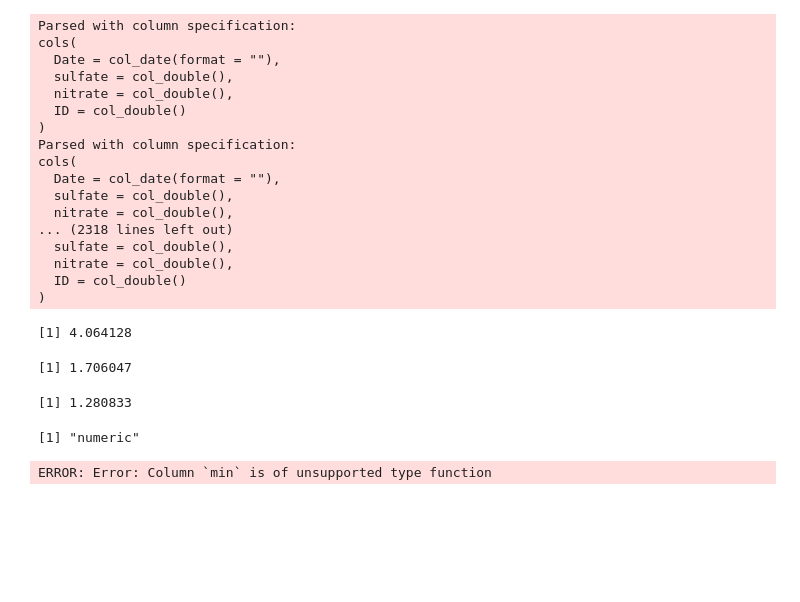
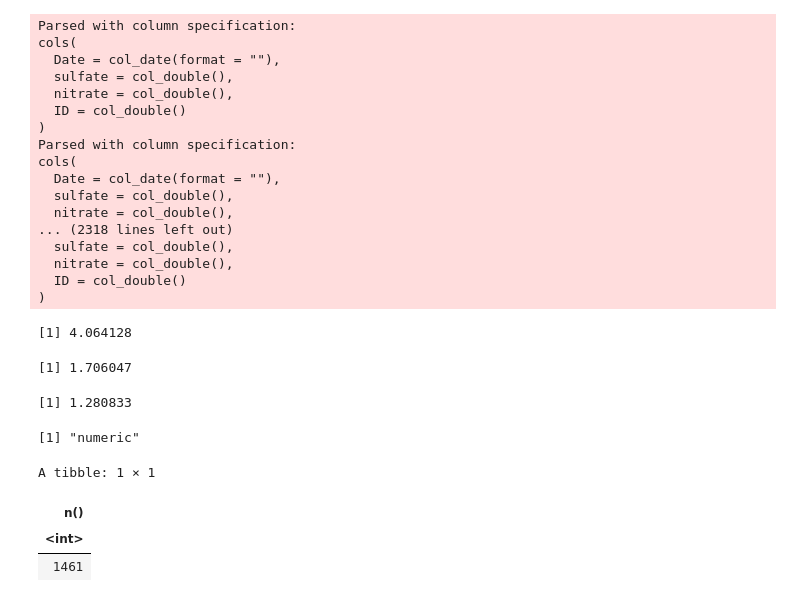
Before and after one commit to amirsaleem1990/Data-Science-specialization-Johns-Hopkins-University, a Jupyter notebook: Rprogramming/week-2/programming-assingment-1/Untitled.ipynb, the cells around one changed output. Cells and saved outputs as stored; diff of their text form; code cells hidden in the pictures; blank space fills up the shorter version.

```diff
--- a/Rprogramming/week-2/programming-assingment-1/Untitled.ipynb
+++ b/Rprogramming/week-2/programming-assingment-1/Untitled.ipynb
@@ -97,6 +97,9 @@ if (class(id) == 'numeric'){
 # %% [output]
 [1] "numeric"
 # %%
-a %>% summarise(min)
+a %>% summarise(is.na()n())
 # %% [output]
-ERROR: Error: Column `min` is of unsupported type function
+A tibble: 1 × 1
+| n() |
+| <int> |
+| 1461 |
```
